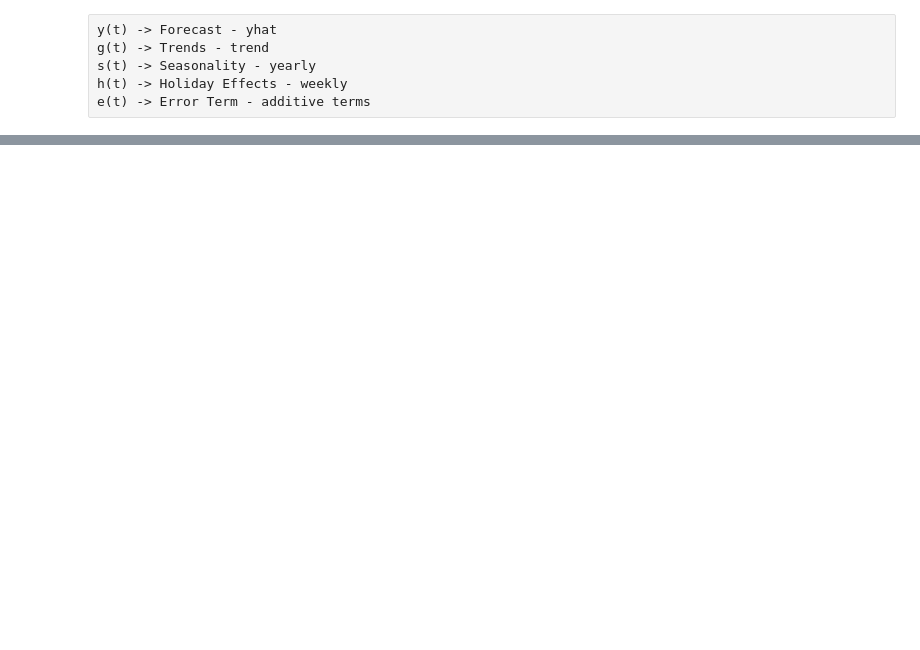
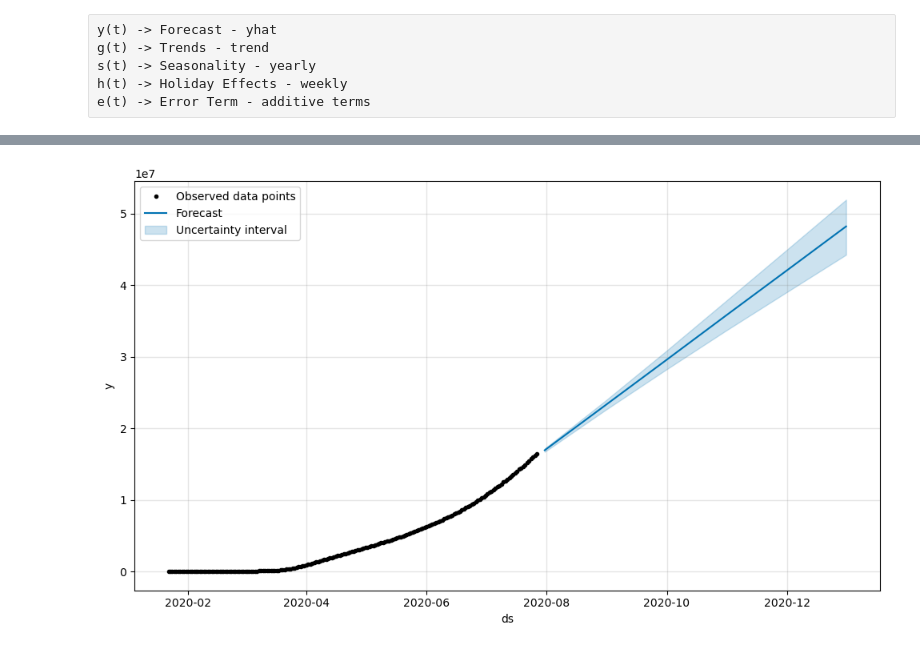
Before and after one commit to JagadeeshMusham/MyPractices, a Jupyter notebook: AIML by Intellipaat/Jupiter Notebook Practices/Aug 24_ Hands on FB_prophet.ipynb, the cells around one changed output, grey strips where cells are left out. Cells and saved outputs as stored; diff of their text form; code cells hidden in the pictures; blank space fills up the shorter version.

```diff
--- a/AIML by Intellipaat/Jupiter Notebook Practices/Aug 24_ Hands on FB_prophet.ipynb
+++ b/AIML by Intellipaat/Jupiter Notebook Practices/Aug 24_ Hands on FB_prophet.ipynb
@@ -170,0 +526,10 @@ e(t) -> Error Term - additive terms
+# %%
+# Forecasting for next 6 months
+future = model.make_future_dataframe(6, freq = 'M', include_history = False)
+forecast = model.predict(future)
+forecast.head()
+forecast[['ds', 'yhat', 'yhat_upper', 'yhat_lower']]
+model.plot(forecast, include_legend=True)
+plt.show()
+# %% [output]
+[figure, added]
```
Also changed, not shown: parts of 39 cells of this notebook.
